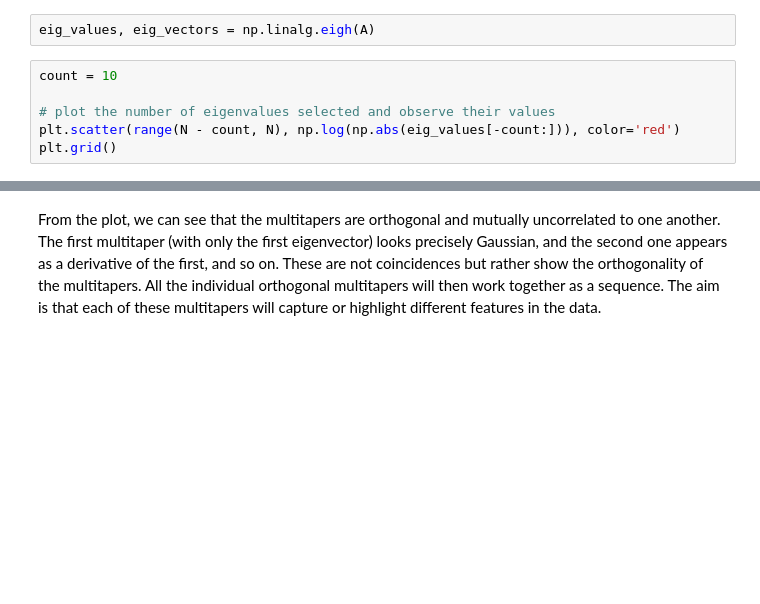
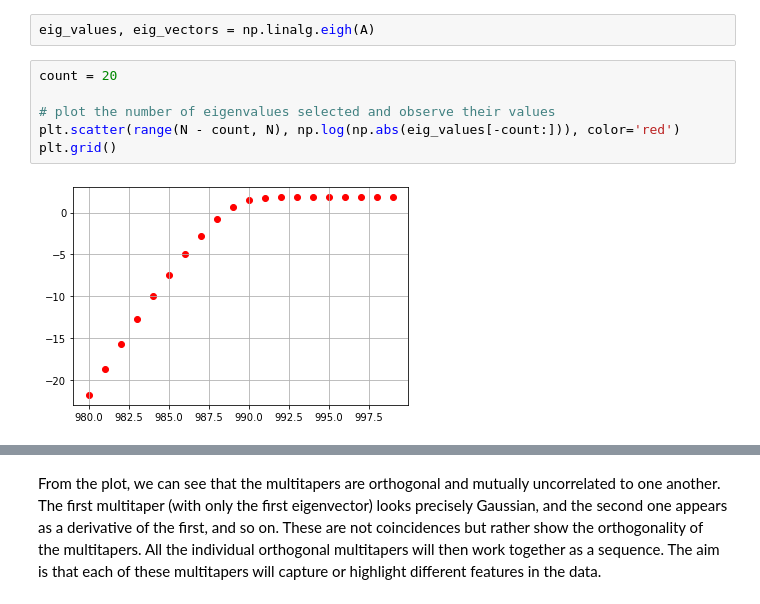
Before and after one commit to kerim325/SIP_Tutorials, a Jupyter notebook: multitapers/spectral_estimation.ipynb, the cells around one changed output, grey strips where cells are left out. Drawn from its saved outputs; the diff is of its cells as text; blank space fills up the shorter version.

```diff
--- a/multitapers/spectral_estimation.ipynb
+++ b/multitapers/spectral_estimation.ipynb
@@ -249,11 +271,13 @@ For the sake of demonstration, I defined a variable `count` as the number of eig
 # %%
 eig_values, eig_vectors = np.linalg.eigh(A)
 # %%
-count = 10
+count = 20
 
 # plot the number of eigenvalues selected and observe their values
 plt.scatter(range(N - count, N), np.log(np.abs(eig_values[-count:])), color='red')
 plt.grid()
+# %% [output]
+[figure, added]
 # %%
 # plot eigen vecors
 for i in range(1,count+1):
```
Also changed, not shown: parts of 11 cells of this notebook, 1 other file.
